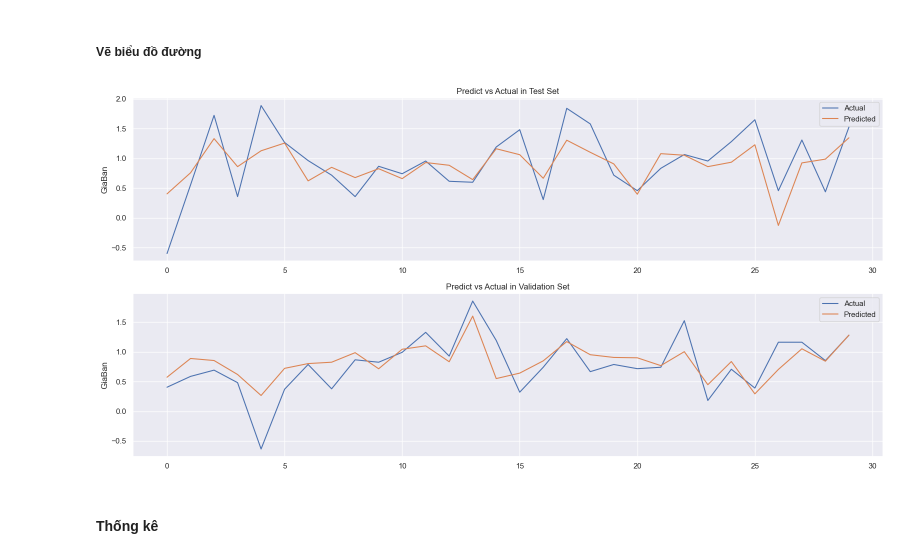
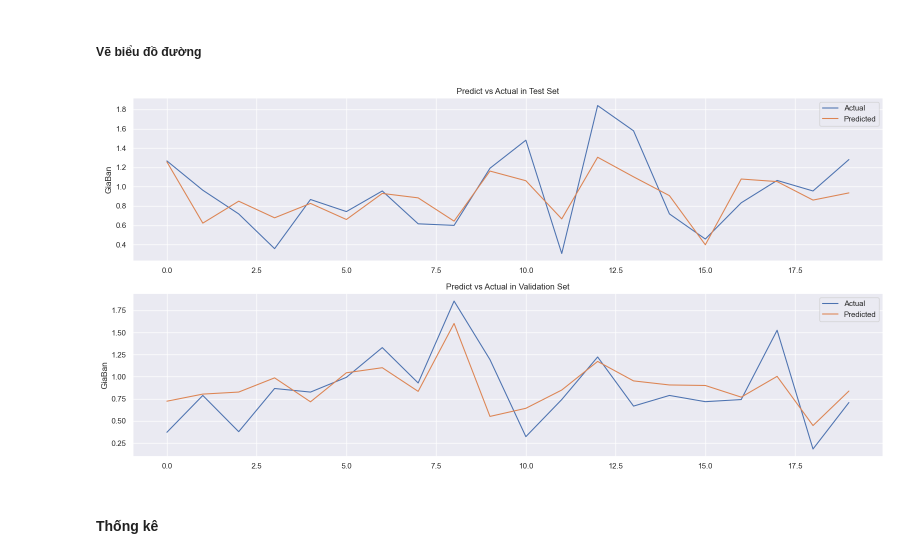
Before and after one commit to Yenhi501/Web_Scarping, a Jupyter notebook: model_smallDS.ipynb, the cells around one changed output. Saved outputs shown, nothing was run; the diff lists cells and outputs as text; code cells hidden in the pictures.

```diff
--- a/model_smallDS.ipynb
+++ b/model_smallDS.ipynb
@@ -792,20 +767,20 @@ plt.show()
 ##### Vẽ biểu đồ đường
 # %%
 fig, axes = plt.subplots(2, 1, figsize=(16, 8))
-axes[0].set_ylabel("log_GiaBan")
+axes[0].set_ylabel("GiaBan")
 axes[0].set_title('Predict vs Actual in Test Set')
-axes[0].plot(np.array(y_test_linear[:30]), label='Actual')
-axes[0].plot(y_test_pred[:30], label='Predicted')
+axes[0].plot(np.array(y_test_linear[5:25]), label='Actual')
+axes[0].plot(y_test_pred[5:25], label='Predicted')
 axes[0].legend()
-axes[1].set_ylabel("log_GiaBan")
+axes[1].set_ylabel("GiaBan")
 axes[1].set_title('Predict vs Actual in Validation Set')
-axes[1].plot(np.array(y_val_linear[:30]), label='Actual')
-axes[1].plot(y_val_pred[:30], label='Predicted')
+axes[1].plot(np.array(y_val_linear[5:25]), label='Actual')
+axes[1].plot(y_val_pred[5:25], label='Predicted')
 axes[1].legend()
 plt.tight_layout()
 plt.show()
 # %% [output]
-[figure, old version]
+[figure, new version]
 # %% [markdown]
 #### Thống kê
 # %%
```
Also changed, not shown: parts of 18 cells of this notebook, 2 other files.
